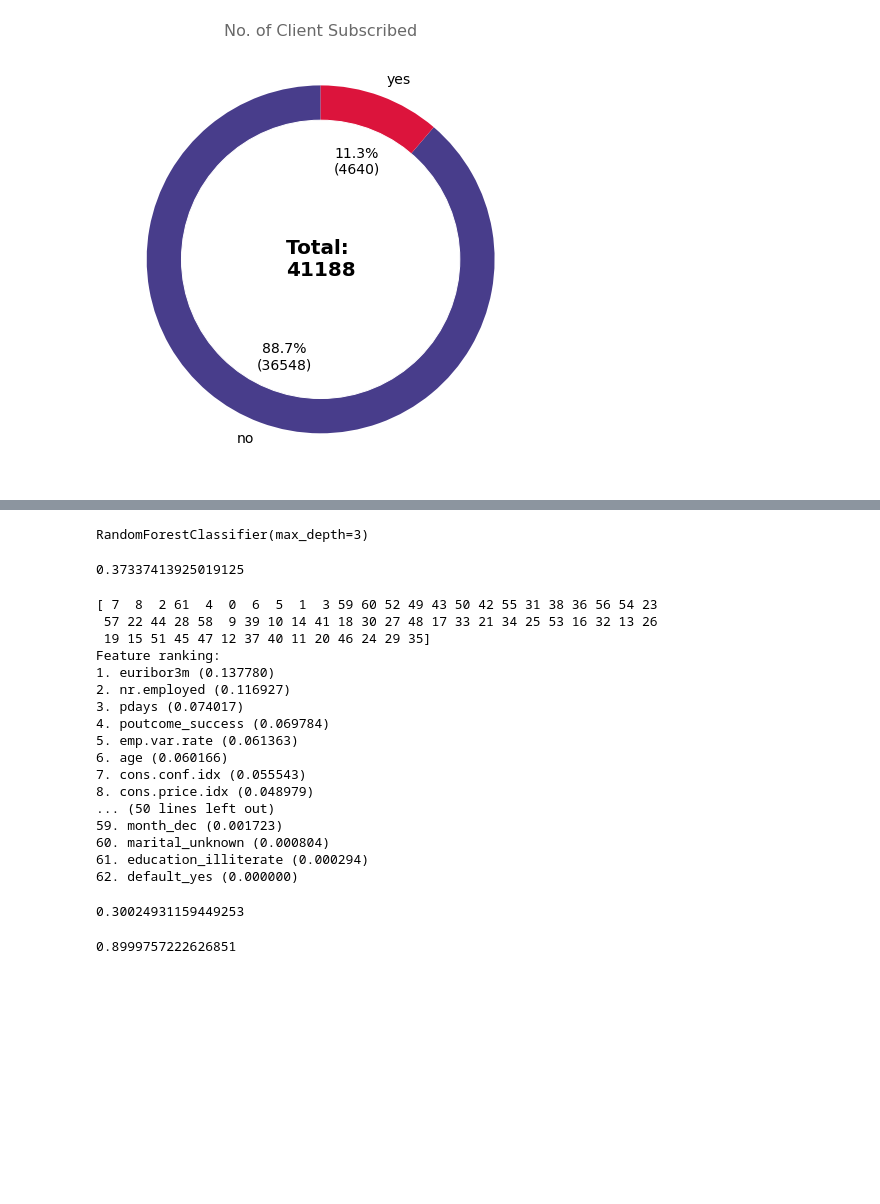
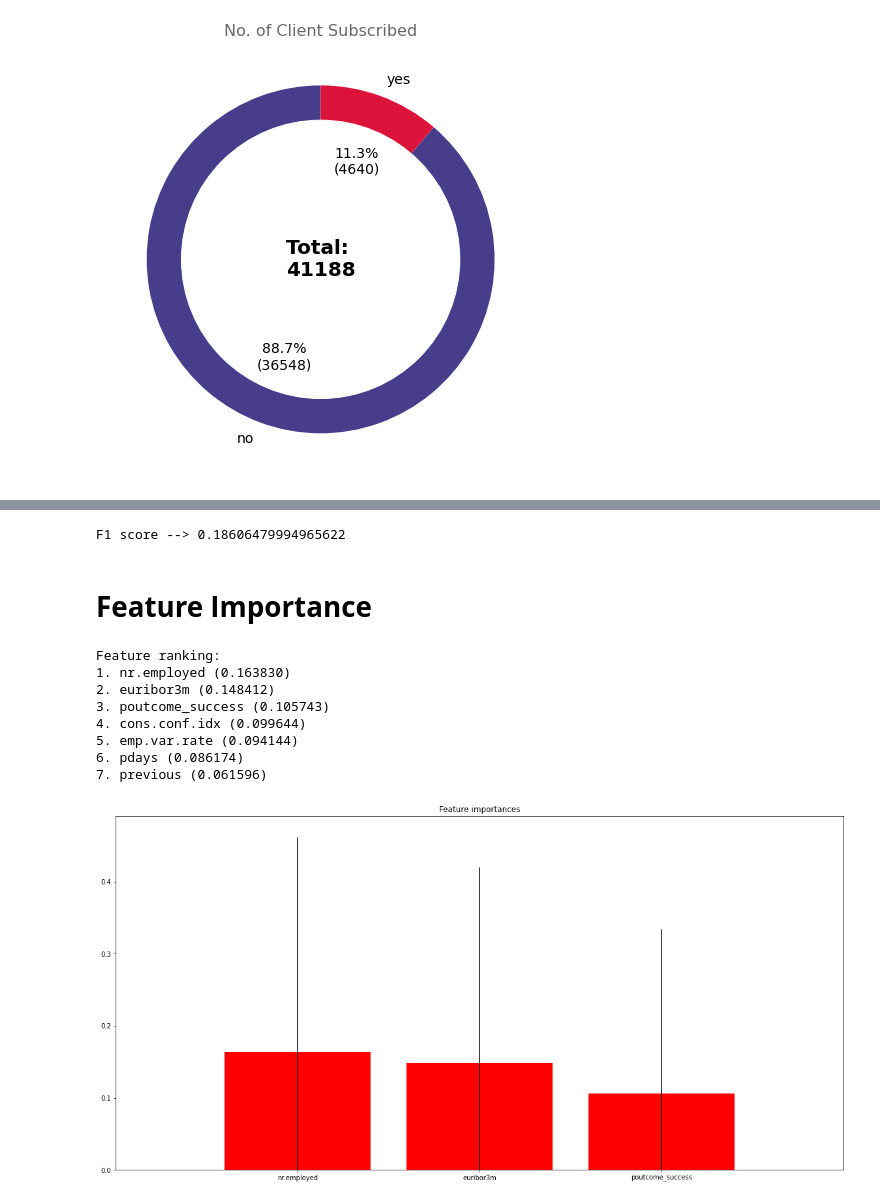
Before and after one commit to Karampruthi/CE888, a Jupyter notebook: bank_classification.ipynb, the cells around one changed output, grey strips where cells are left out. Saved outputs shown, nothing was run; the diff lists cells and outputs as text; code cells hidden in the pictures; blank space fills up the shorter version.

```diff
--- a/bank_classification.ipynb
+++ b/bank_classification.ipynb
@@ -145,14 +125,0 @@ Name: y, dtype: int64
-# %%
-from sklearn.ensemble import RandomForestClassifier
-RFC = RandomForestClassifier(n_estimators=100,max_depth=3)
-RFC.fit(x_train,y_train)
-# %% [output]
-RandomForestClassifier(max_depth=3)
-# %%
-from sklearn.ensemble import RandomForestClassifier
-from sklearn.metrics import f1_score
-RFC = RandomForestClassifier(n_estimators=100,max_depth=12,random_state=60)
-RFC.fit(x_train,y_train)
-f1_score(y_test,RFC.predict(x_test))
-# %% [output]
-0.37337413925019125
@@ -159,37 +136,39 @@ f1_score(y_test,RFC.predict(x_test))
+# %%
+RFC, cv_RFC, x_train, y_train = model_RFC(input,target,n_estimators=100,max_depth=3,random_state=60)
+# %% [output]
+F1 score --> 0.18606479994965622
+# %% [markdown]
+# **Feature** **Importance**
 # %%
 importances = RFC.feature_importances_
 std = np.std([tree.feature_importances_ for tree in RFC.estimators_],
              axis=0)
 indices = np.argsort(importances)[::-1]
-print(indices)
 features = data_clean.columns
 # Print the feature ranking
 print("Feature ranking:")
-for f in range(x_train.shape[1]):
+for f in range(x_train.shape[1]-55):
     print("%d. %s (%f)" % (f + 1, features[indices[f]],  importances[indices[f]]))
+
+# Plot the feature importances of the forest
+fig = plt.figure()
+plt.title("Feature importances")
+plt.bar(range(data_clean.shape[1]-59), importances[indices][:3],
+       color="r", yerr=std[indices][:3], align="center")
+plt.xticks(range(data_clean.shape[1]-59), np.array(features)[indices][:3])
+plt.xlim([-1, data_clean.shape[1]-59])
+plt.ylim([0, None])
+
+fig.set_size_inches(20, 10)
+
+# plt.savefig("importances.pdf", bbox_inches='tight')
 # %% [output]
-[ 7  8  2 61  4  0  6  5  1  3 59 60 52 49 43 50 42 55 31 38 36 56 54 23
- 57 22 44 28 58  9 39 10 14 41 18 30 27 48 17 33 21 34 25 53 16 32 13 26
- 19 15 51 45 47 12 37 40 11 20 46 24 29 35]
 Feature ranking:
-1. euribor3m (0.137780)
-2. nr.employed (0.116927)
-3. pdays (0.074017)
-4. poutcome_success (0.069784)
-5. emp.var.rate (0.061363)
-6. age (0.060166)
-7. cons.conf.idx (0.055543)
-8. cons.price.idx (0.048979)
-... (50 lines left out)
-59. month_dec (0.001723)
-60. marital_unknown (0.000804)
-61. education_illiterate (0.000294)
-62. default_yes (0.000000)
+1. nr.employed (0.163830)
+2. euribor3m (0.148412)
+3. poutcome_success (0.105743)
+4. cons.conf.idx (0.099644)
+5. emp.var.rate (0.094144)
+6. pdays (0.086174)
+7. previous (0.061596)
+[figure, added]
-# %%
-cv_RFC.mean()
-# %% [output]
-0.30024931159449253
-# %%
-RFC.score(x_test,y_test)
-# %% [output]
-0.8999757222626851
```
Also changed, not shown: parts of 20 cells of this notebook.
